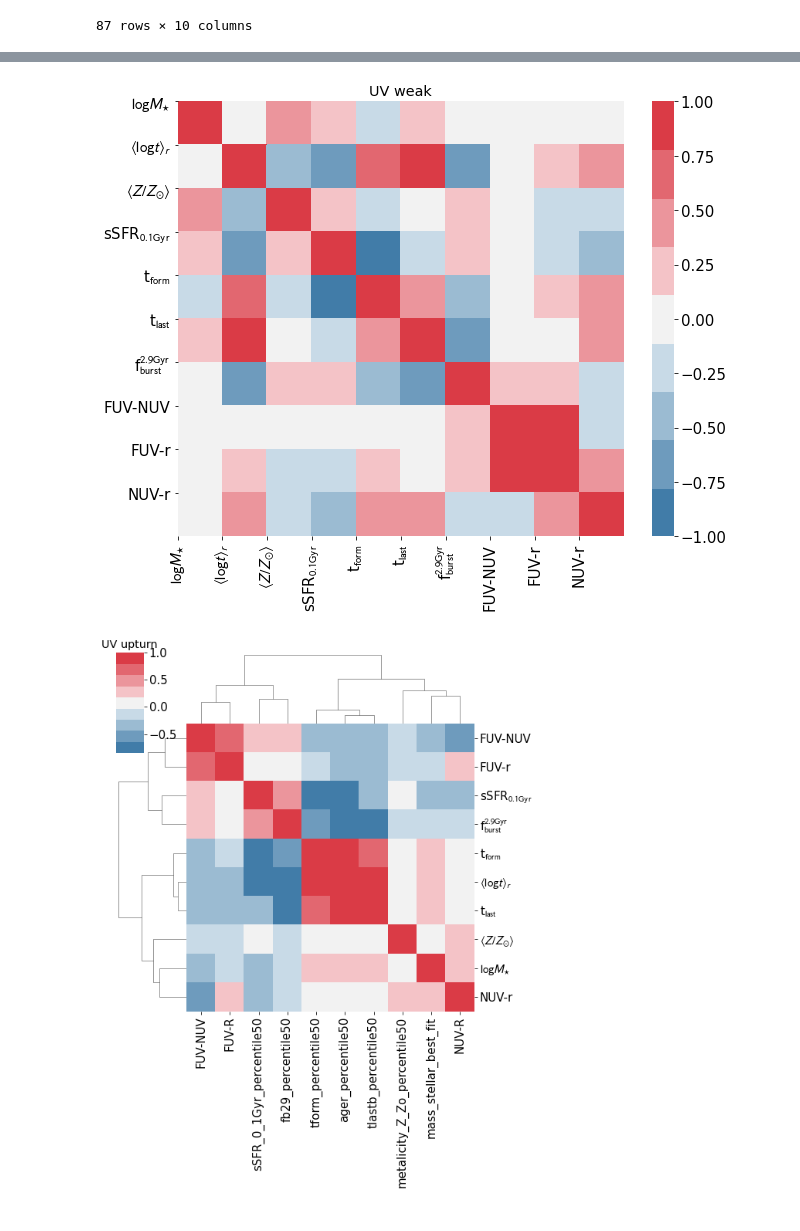
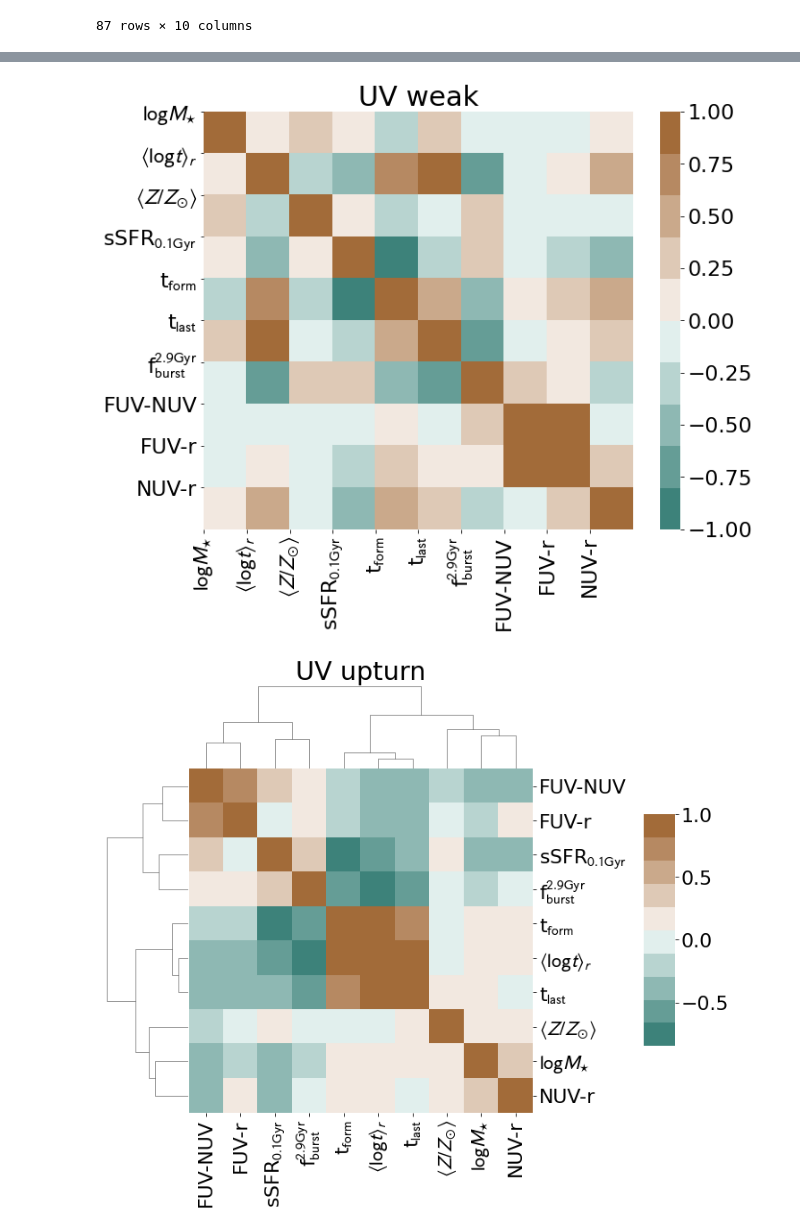
Before and after one commit to mdastro/UVupturn-RSGs, a Jupyter notebook: UV_PSM/PSM_StellarPopsAnalysis_MagPhys.ipynb, the cells around one changed output, grey strips where cells are left out. Cells and saved outputs as stored; diff of their text form; code cells hidden in the pictures.

Commit message:
:sparkles: new heatmaps and clustermaps

```diff
--- a/UV_PSM/PSM_StellarPopsAnalysis_MagPhys.ipynb
+++ b/UV_PSM/PSM_StellarPopsAnalysis_MagPhys.ipynb
@@ -403,7 +435,8 @@ heatmap_upturn
+# %%
+cmap = sns.diverging_palette(179, 40, n=10)
 # %%
-# plt.rcParams.update(plotpars)
+plt.rcParams.update(plotpars_hmp)
 plt.subplots(figsize=(10,8))
-cmap = sns.diverging_palette(240, 10, n=9)
 ax = sns.heatmap(data=heatmap_upturn.corr(method='spearman'), cmap=cmap, vmin=-1., vmax=1.)
 # labels = [item.get_text() for item in ax.get_xticklabels()]
 plt.xticks(ticks=np.arange(0,10,1), labels=[r"$\logM_{\star}}$",
@@ -434,7 +467,7 @@ plt.show()
 # %%
-# plt.rcParams.update(plotpars)
+plt.rcParams.update(plotpars_hmp)
 plt.subplots(figsize=(10,8))
-cmap = sns.diverging_palette(240, 10, n=9)
+# cmap = sns.diverging_palette(240, 10, n=9)
 ax = sns.heatmap(data=heatmap_weak.corr(method='spearman'), cmap=cmap, vmin=-1., vmax=1.)
 # labels = [item.get_text() for item in ax.get_xticklabels()]
 plt.xticks(ticks=np.arange(0,10,1), labels=[r"$\logM_{\star}}$",
@@ -445,8 +478,7 @@ plt.xticks(ticks=np.arange(0,10,1), labels=[r"$\logM_{\star}}$",
                                             r"t$_{\rm{last}}$", r"f$_{\rm{burst}}^{2.9\rm{Gyr}}$",
                                             'FUV-NUV',
                                             'FUV-r',
-                                            'NUV-r'],
-           x=[0.5])
+                                            'NUV-r'])
 plt.yticks(ticks=np.arange(0,10,1), labels=[r"$\logM_{\star}}$",
                                             r"$\left<\log t\right>_{r}$",
                                             r"$\left<Z/Z_{\odot}\right>$",
@@ -461,22 +493,34 @@ plt.savefig(os.path.join(psm_path, 'heatmap_weak.pdf'))
 plt.savefig(os.path.join(psm_path, 'heatmap_weak.png'))
 plt.show()
 # %% [output]
-[figure, old version]
+[figure, new version]
 # %%
-ax = sns.clustermap(data=heatmap_upturn.corr(), cmap=cmap)
+plt.rcParams.update(plotpars_cmp)
+ax = sns.clustermap(data=heatmap_upturn.corr(), cmap=cmap, figsize=(12,12))
 ax.ax_heatmap.yaxis.set_ticklabels(['FUV-NUV',
                                     'FUV-r',
                                     r"sSFR$_{0.1\rm{Gyr}}$",
                                     r"f$_{\rm{burst}}^{2.9\rm{Gyr}}$",
                                     r"t$_{\rm{form}}$",
                                     r"$\left<\log t\right>_{r}$",
                                     r"t$_{\rm{last}}$",
                                     r"$\left<Z/Z_{\odot}\right>$",
                                     r"$\logM_{\star}}$",
                                     'NUV-r'])
-ax.ax_cbar.bbox.anchored('C')
-plt.title("UV upturn")
-plt.savefig('./clustermap.png')
+ax.ax_heatmap.xaxis.set_ticklabels(['FUV-NUV',
+                                    'FUV-r',
+                                    r"sSFR$_{0.1\rm{Gyr}}$",
+                                    r"f$_{\rm{burst}}^{2.9\rm{Gyr}}$",
+                                    r"t$_{\rm{form}}$",
+                                    r"$\left<\log t\right>_{r}$",
+                                    r"t$_{\rm{last}}$",
+                                    r"$\left<Z/Z_{\odot}\right>$",
+                                    r"$\logM_{\star}}$",
+                                    'NUV-r'])
+ax.ax_cbar.set_position(pos=[0.73, 0.5, 0.04, 0.3], which='both')
+ax.ax_heatmap.set_title("UV upturn", pad=100)
+plt.savefig(os.path.join(psm_path, 'clustermap_upturn.pdf'))
+plt.savefig(os.path.join(psm_path, 'clustermap_upturn.png'))
 plt.show()
 # %% [output]
-[figure, old version]
+[figure, new version]
```
Also changed, not shown: parts of 4 cells of this notebook, 1 other file.
